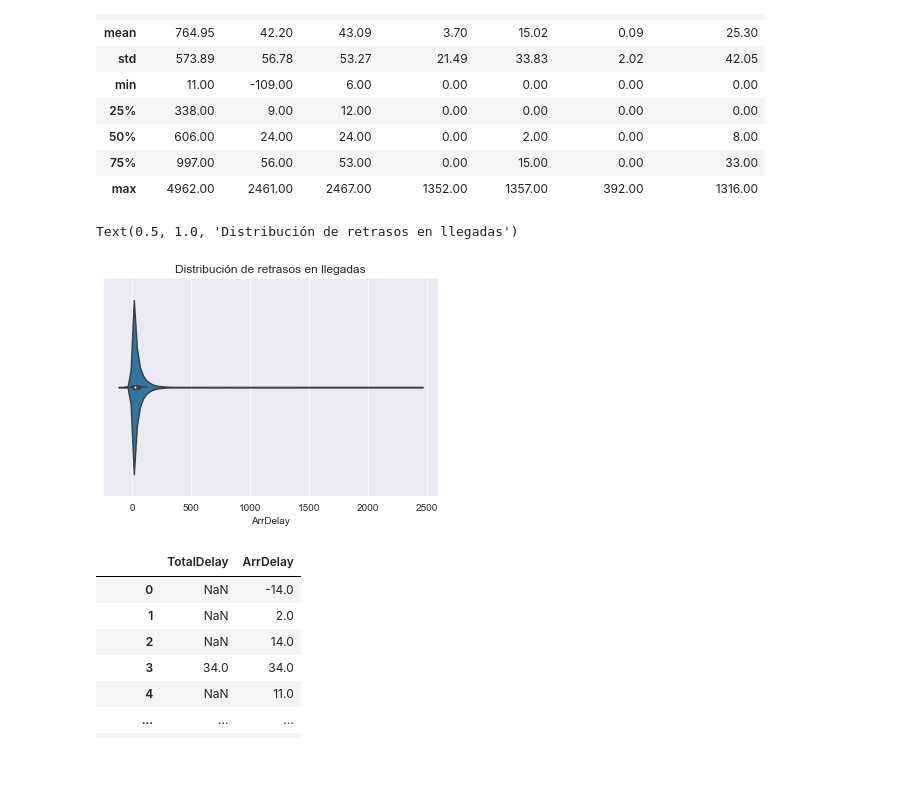
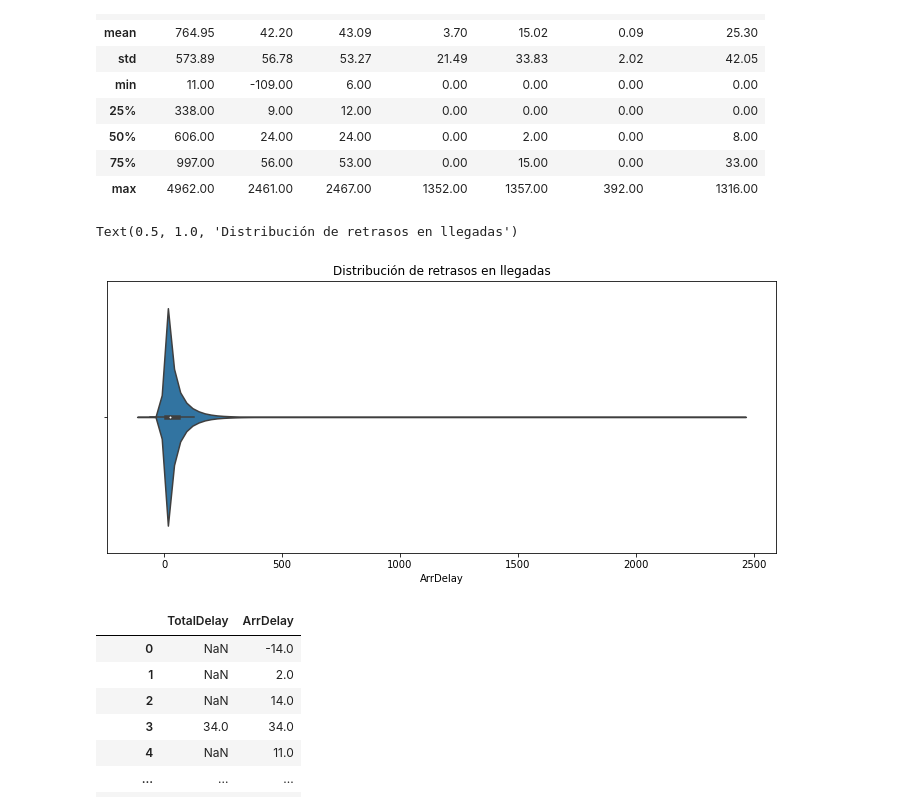
Before and after one commit to ptudela/S04-T01_Visualitzaci-gr-fica-d-un-dataset, a Jupyter notebook: S03 T05 Exploració de les dades.ipynb, the cells around one changed output. Drawn from its saved outputs; the diff is of its cells as text; code cells hidden in the pictures; blank space fills up the shorter version.

```diff
--- a/S03 T05 Exploració de les dades.ipynb
+++ b/S03 T05 Exploració de les dades.ipynb
@@ -135,11 +136,12 @@ round(df[["Origin","Dest","Distance","ArrDelay","DepDelay","WeatherDelay","NASDe
 # %%
 # Visualizamos, por ejemplo la distribución de ArrDelay
 # la media de retrasos en llegadas es de solo 42,20 min., sin embargo encontramos un máx. de 2467min.
+f, ax = plt.subplots(figsize=(12, 5))
 sns.violinplot(data=df, x='ArrDelay')
 plt.title("Distribución de retrasos en llegadas")
 # %% [output]
 Text(0.5, 1.0, 'Distribución de retrasos en llegadas')
-[figure, old version]
+[figure, new version]
 # %%
 df["TotalDelay"] = df["CarrierDelay"]+df["WeatherDelay"]+df["NASDelay"]+df["SecurityDelay"]+df["LateAircraftDelay"]
 
```
Also changed, not shown: parts of 7 cells of this notebook, 9 other files.
